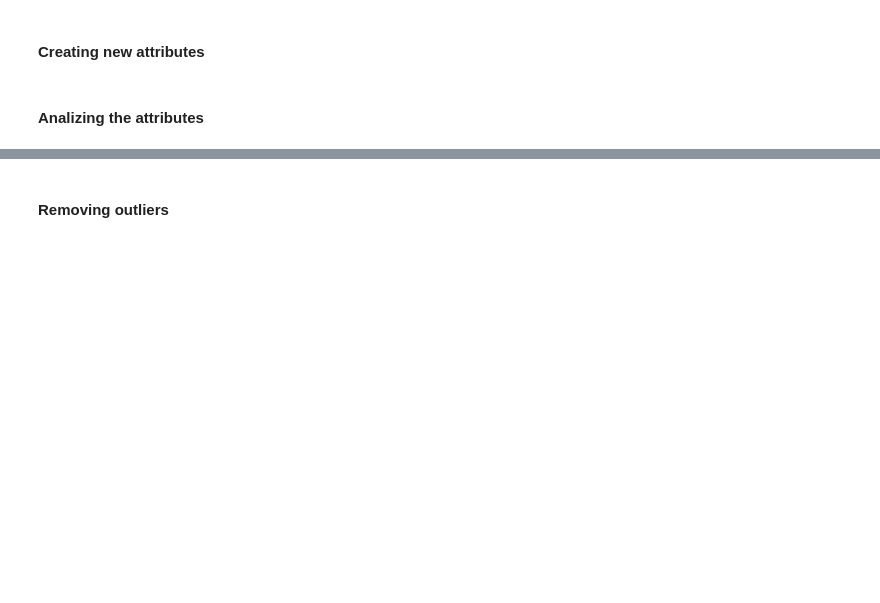
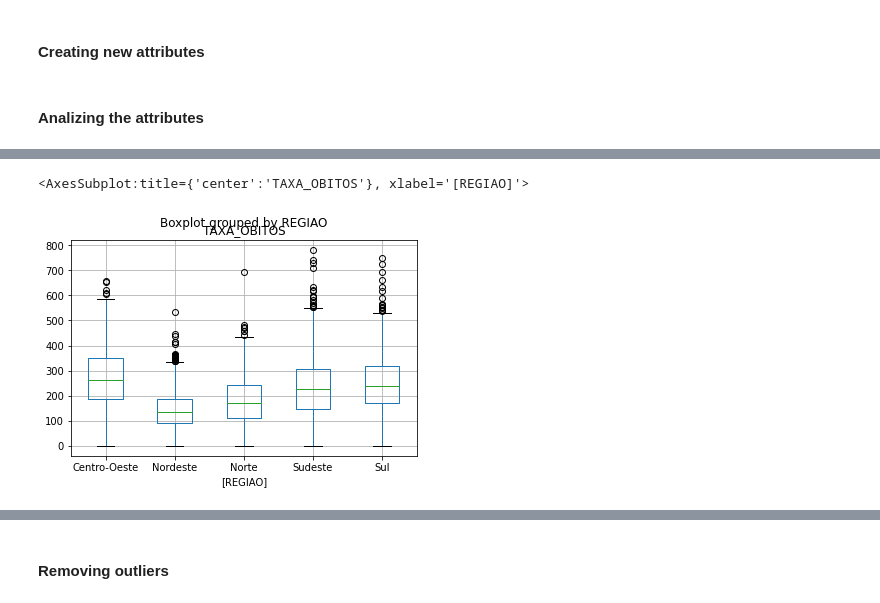
Before and after one commit to helderseixas/DisciplinaSistemasNebulosos, a Jupyter notebook: trabalho_final/trabalho_final.ipynb, the cells around one changed output, grey strips where cells are left out. Drawn from its saved outputs; the diff is of its cells as text; code cells hidden in the pictures; blank space fills up the shorter version.

```diff
--- a/trabalho_final/trabalho_final.ipynb
+++ b/trabalho_final/trabalho_final.ipynb
@@ -492,0 +760,5 @@ df_base.boxplot(column=["TAXA_CASOS_100_MIL"])
+# %%
+df_base[["TAXA_OBITOS",'REGIAO']].boxplot(by='REGIAO')
+# %% [output]
+<AxesSubplot:title={'center':'TAXA_OBITOS'}, xlabel='[REGIAO]'>
+[figure, added]
```
Also changed, not shown: parts of 85 cells of this notebook, 1 other file.
